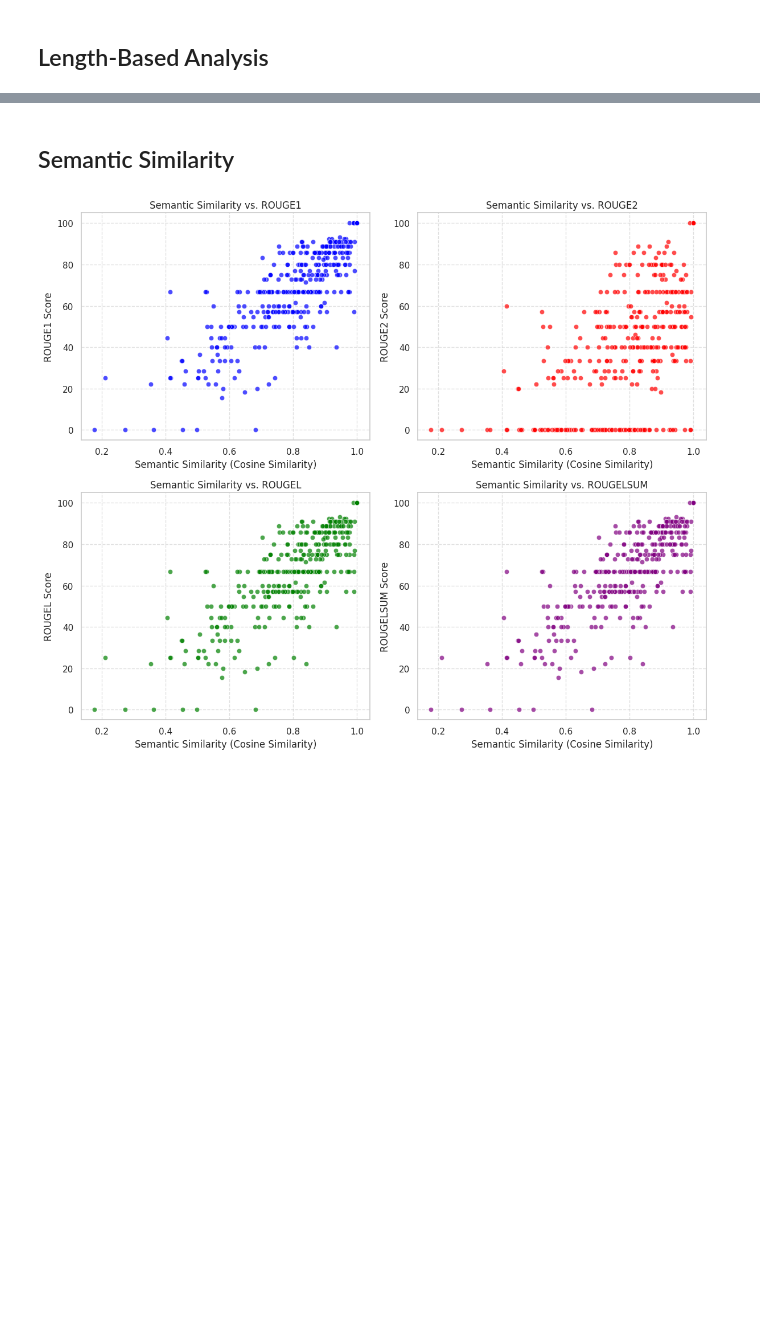
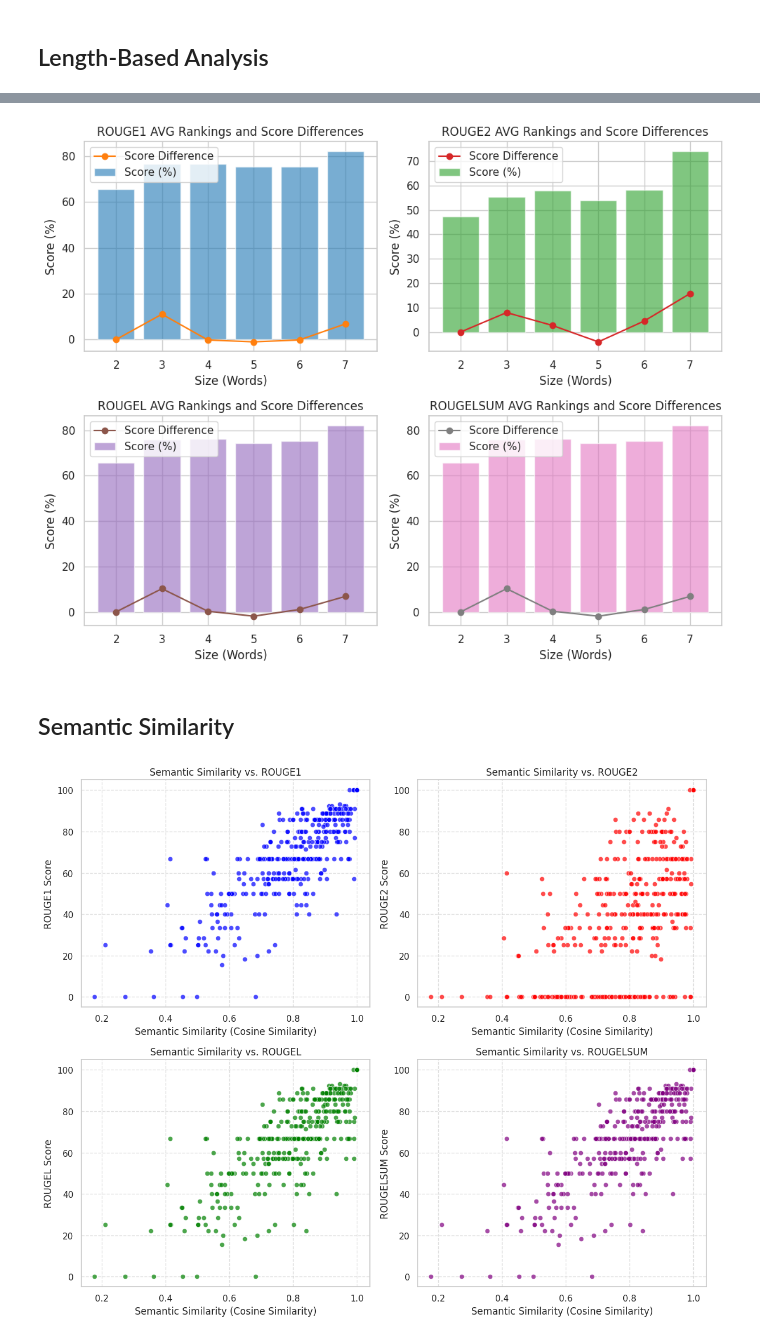
Before and after one commit to smartcat-labs/GenQ, a Jupyter notebook: eval/result_analysis.ipynb, the cells around one changed output, grey strips where cells are left out. Cells and saved outputs as stored; diff of their text form; code cells hidden in the pictures; blank space fills up the shorter version.

```diff
--- a/eval/result_analysis.ipynb
+++ b/eval/result_analysis.ipynb
@@ -303,0 +362,7 @@ averages
+# %%
+bins = [2, 3, 4, 5, 6, 7, float("inf")]  # Explicit bin edges
+labels = ["2", "3", "4", "5", "6", "7"]  # Ensuring five groups
+# %%
+fine_tuned_df = categorize_generated_output(fine_tuned_df, bins, labels)
+averages = calculate_averages(fine_tuned_df[["generated_size", "rouge1", "rouge2", "rougeL", "rougeLsum"]])
+averages
@@ -304,3 +377,7 @@ averages
+# %%
+plot_by_group_sizes(averages)
+# %% [output]
+[figure, added]
 # %% [markdown]
 ## Semantic Similarity
 # %%
```
Also changed, not shown: parts of 11 cells of this notebook, 1 other file.
